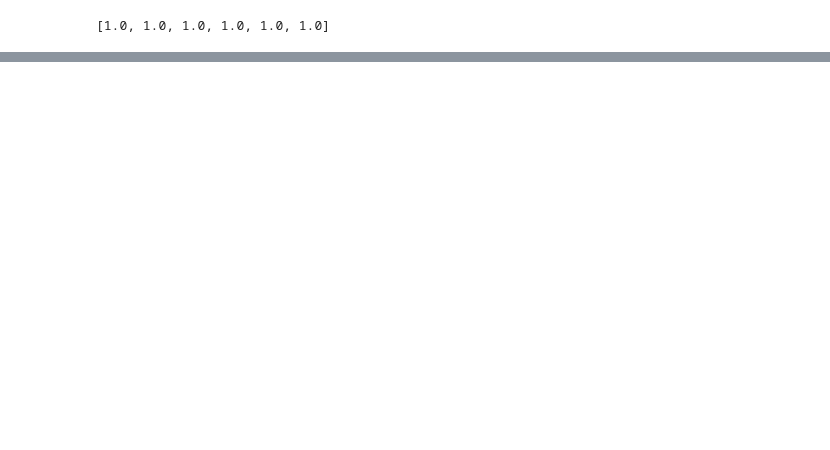
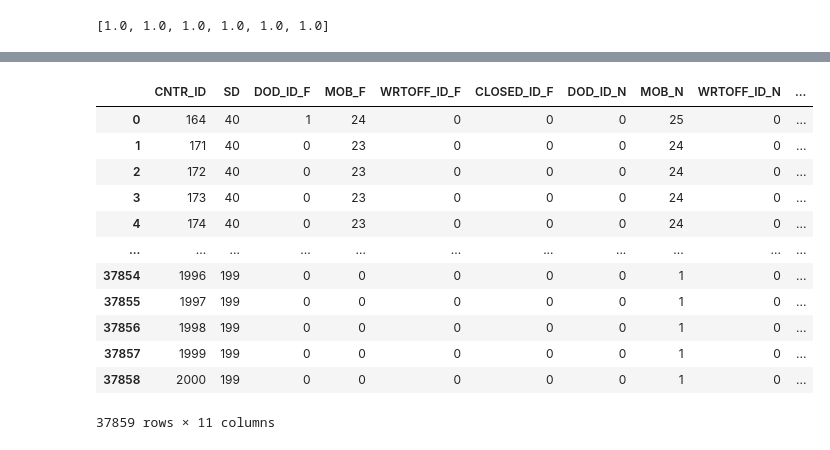
Before and after one commit to il-giza/Bank_SandBox, a Jupyter notebook: matrix_migration/generator_of_portfolio.ipynb, the cells around one changed output, grey strips where cells are left out. Cells and saved outputs as stored; diff of their text form; code cells hidden in the pictures; blank space fills up the shorter version.

```diff
--- a/matrix_migration/generator_of_portfolio.ipynb
+++ b/matrix_migration/generator_of_portfolio.ipynb
@@ -354,0 +280,8 @@ for i in range(cntr.duration + 10):
+# %%
+m_lag = 1  # период переката
+
+ix_sd   = T['SD'] >= 40 # для кредитов сроком 24 мес
+ix_dod  = T['DOD_ID'] < 4 # не дефолты
+ix_open = T['CLOSED_ID'] == 0 # не закрытые
+ix_mlag = T['SD'] <= (T['SD'].max()-m_lag) # ограничение на вызревание
+D_F = T.loc[ix_sd & ix_dod & ix_mlag & ix_open, :]
@@ -354,0 +304,4 @@ for i in range(cntr.duration + 10):
+# %%
+D_N = T.copy()
+D_N['SD_OLD'] = D_N['SD']
+D_N['SD'] = D_N['SD']-1
@@ -354,0 +324,18 @@ for i in range(cntr.duration + 10):
+# %%
+D = D_F.merge(D_N, on = ['CNTR_ID','SD'], how = 'left', suffixes=['_F','_N'])
+# %%
+D
+# %% [output]
+|  | CNTR_ID | SD | DOD_ID_F | MOB_F | WRTOFF_ID_F | CLOSED_ID_F | DOD_ID_N | MOB_N | WRTOFF_ID_N | ... |
+| 0 | 164 | 40 | 1 | 24 | 0 | 0 | 0 | 25 | 0 | ... |
+| 1 | 171 | 40 | 0 | 23 | 0 | 0 | 0 | 24 | 0 | ... |
+| 2 | 172 | 40 | 0 | 23 | 0 | 0 | 0 | 24 | 0 | ... |
+| 3 | 173 | 40 | 0 | 23 | 0 | 0 | 0 | 24 | 0 | ... |
+| 4 | 174 | 40 | 0 | 23 | 0 | 0 | 0 | 24 | 0 | ... |
+| ... | ... | ... | ... | ... | ... | ... | ... | ... | ... | ... |
+| 37854 | 1996 | 199 | 0 | 0 | 0 | 0 | 0 | 1 | 0 | ... |
+| 37855 | 1997 | 199 | 0 | 0 | 0 | 0 | 0 | 1 | 0 | ... |
+| 37856 | 1998 | 199 | 0 | 0 | 0 | 0 | 0 | 1 | 0 | ... |
+| 37857 | 1999 | 199 | 0 | 0 | 0 | 0 | 0 | 1 | 0 | ... |
+| 37858 | 2000 | 199 | 0 | 0 | 0 | 0 | 0 | 1 | 0 | ... |
+37859 rows × 11 columns
```
Also changed, not shown: parts of 23 cells of this notebook.
